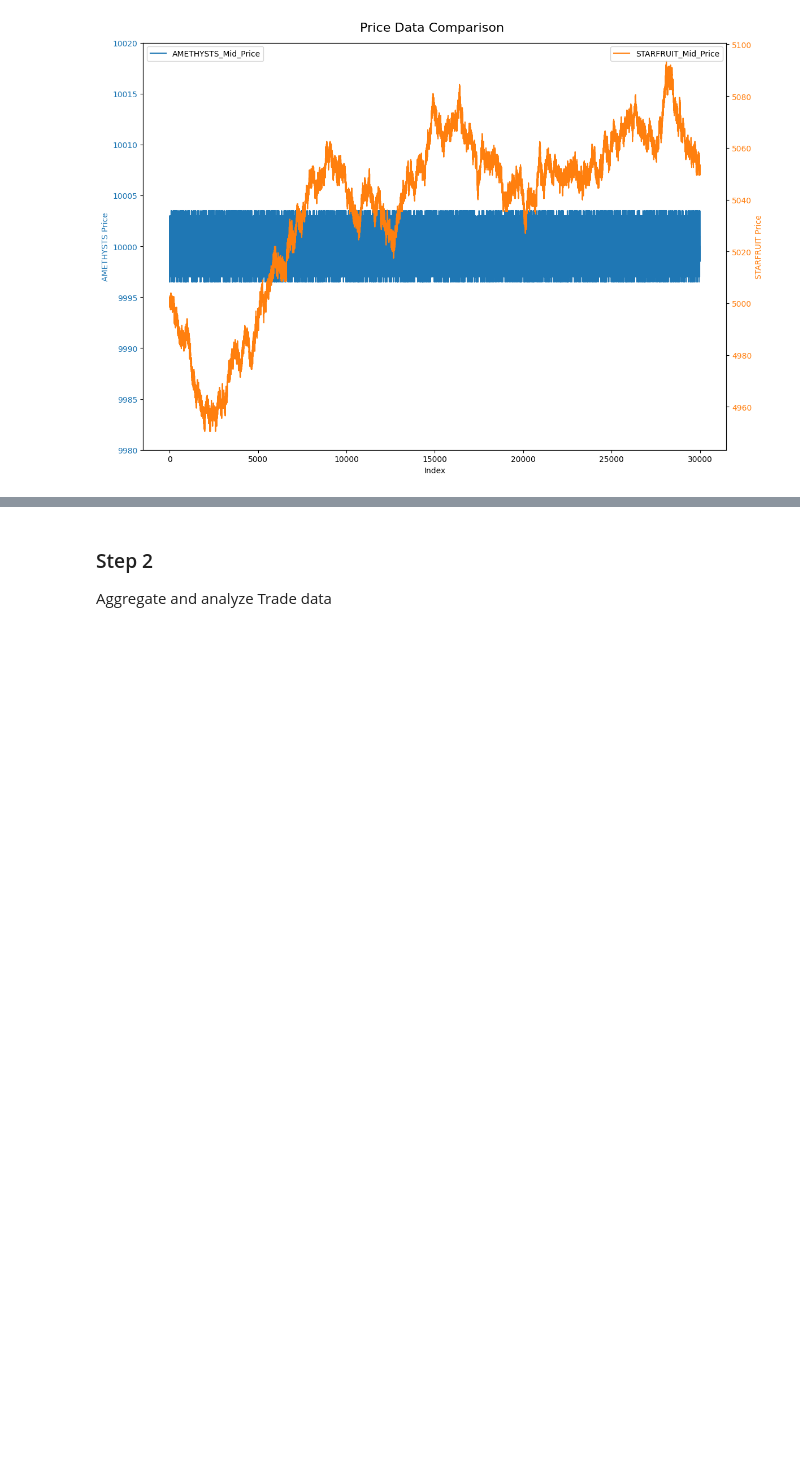
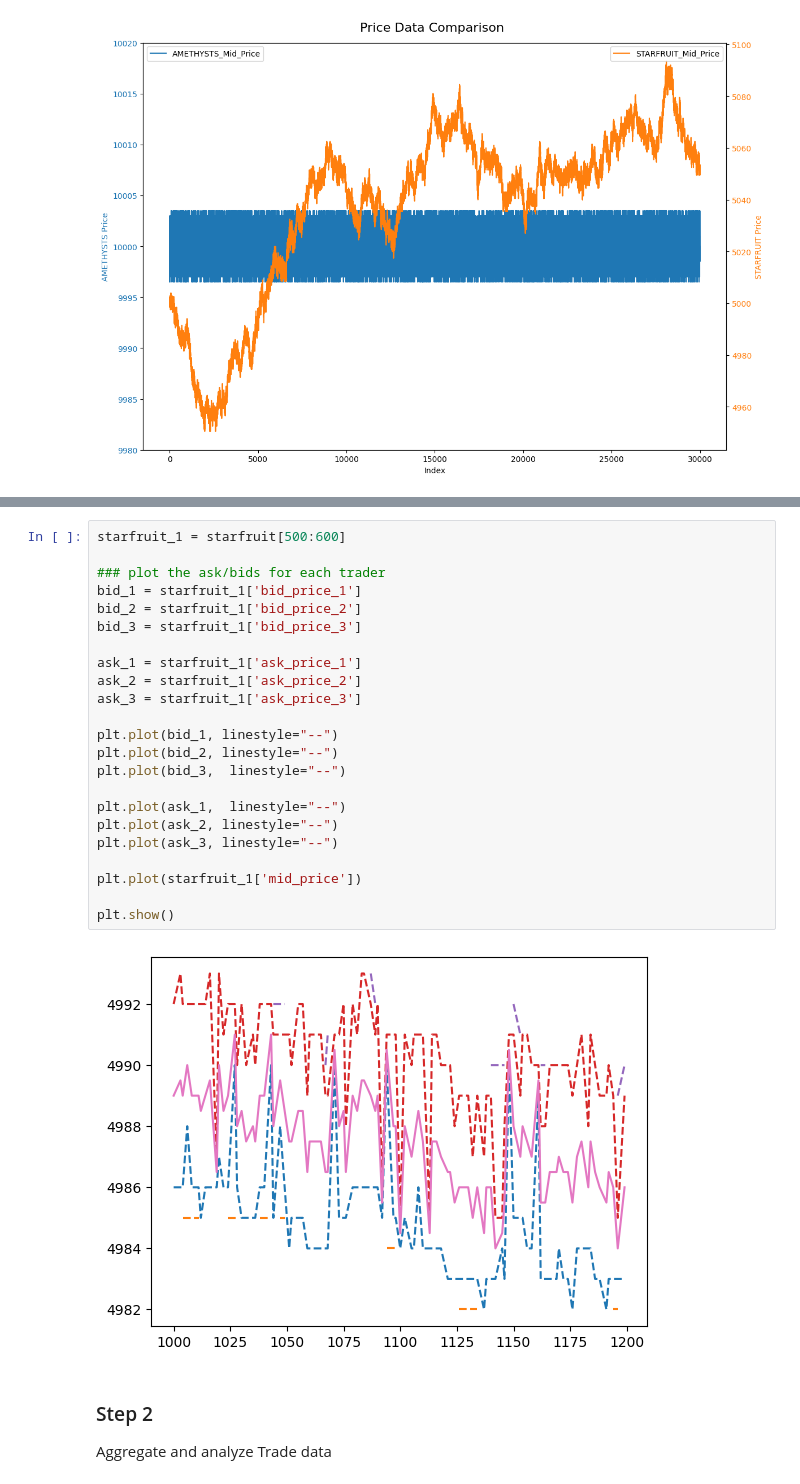
Before and after one commit to timkimneu/IMCProsperityTradingAlgorithm, a Jupyter notebook: round1/eda.ipynb, the cells around one changed output, grey strips where cells are left out. Cells and saved outputs as stored; diff of their text form; blank space fills up the shorter version.

```diff
--- a/round1/eda.ipynb
+++ b/round1/eda.ipynb
@@ -104,3 +214,28 @@ plot_price_data_per_product("AMETHYSTS","STARFRUIT", price_data, [9980,10020])
+# %%
+starfruit_1 = starfruit[500:600]
+
+### plot the ask/bids for each trader
+bid_1 = starfruit_1['bid_price_1']
+bid_2 = starfruit_1['bid_price_2']
+bid_3 = starfruit_1['bid_price_3']
+
+ask_1 = starfruit_1['ask_price_1']
+ask_2 = starfruit_1['ask_price_2']
+ask_3 = starfruit_1['ask_price_3']
+
+plt.plot(bid_1, linestyle="--")
+plt.plot(bid_2, linestyle="--")
+plt.plot(bid_3,  linestyle="--")
+
+plt.plot(ask_1,  linestyle="--")
+plt.plot(ask_2, linestyle="--")
+plt.plot(ask_3, linestyle="--")
+
+plt.plot(starfruit_1['mid_price'])
+
+plt.show()
+# %% [output]
+[figure, added]
 # %% [markdown]
 ### Step 2
 Aggregate and analyze Trade data
```
Also changed, not shown: parts of 24 cells of this notebook, 1 other file.
